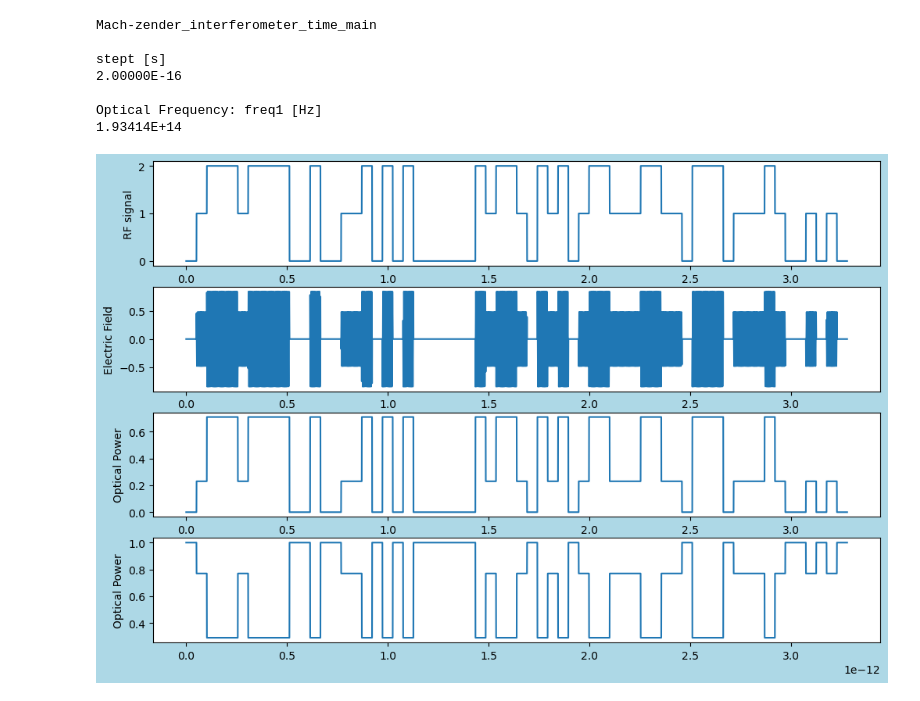
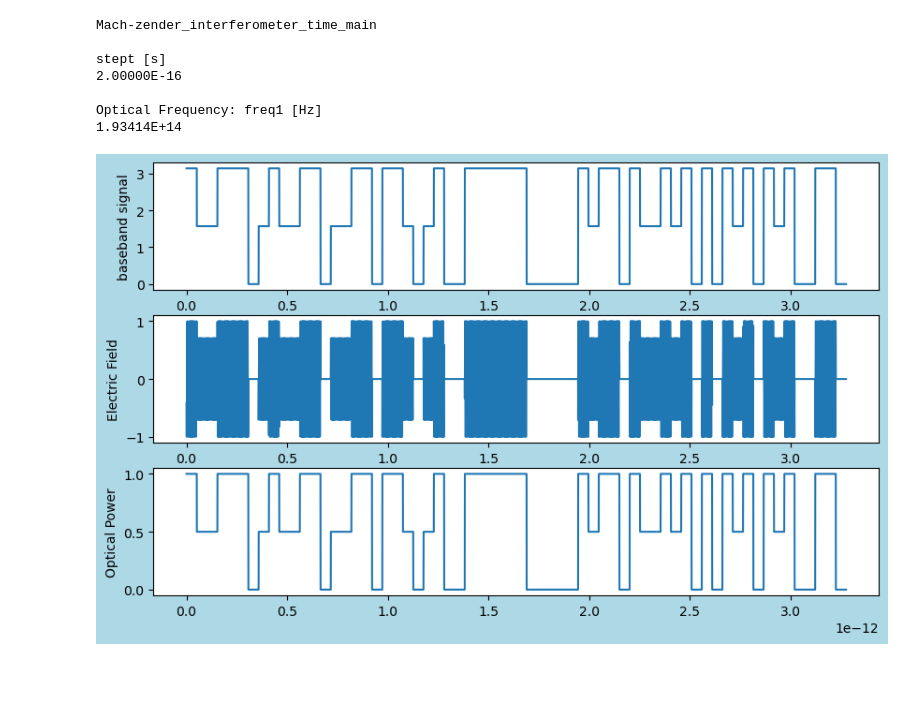
Before and after one commit to tacticstactics/mach-zender_interferometer, a Jupyter notebook: time/mach_zender_interferometer_time_random.ipynb, the cells around one changed output. Saved outputs shown, nothing was run; the diff lists cells and outputs as text; code cells hidden in the pictures; blank space fills up the shorter version.

```diff
--- a/time/mach_zender_interferometer_time_random.ipynb
+++ b/time/mach_zender_interferometer_time_random.ipynb
@@ -96,7 +96,7 @@ while b[i]<np.size(prbs1):
 
 
 # Pseudo Random multilevel Digital signal, type 2
-amp_prbs2 = 1
+amp_prbs2 = 0.5 * np.pi
 numberofpointspersinal = 2 ** 6
 repetitions1 = samplerate / numberofpointspersinal
 
@@ -165,40 +165,36 @@ for ii in range(samplerate):
     P1_powercol[ii] = power_11
 
 
     Eout_port_2 = Ein6[1,0]
     Eout_port2col[ii] = Eout_port_2
 
     power_22 = (np.abs(Eout_port_2))**2
     P2_powercol[ii] = power_22
 
 
-fig = plt.figure(figsize = (12,8), facecolor='lightblue')
+fig = plt.figure(figsize = (10,6), facecolor='lightblue')
 
-ax1 = fig.add_subplot(4, 1, 1)
-ax2 = fig.add_subplot(4, 1, 2)
-ax3 = fig.add_subplot(4, 1, 3)
-ax4 = fig.add_subplot(4, 1, 4)
+ax1 = fig.add_subplot(3, 1, 1)
+ax2 = fig.add_subplot(3, 1, 2)
+ax3 = fig.add_subplot(3, 1, 3)
 
 ax1.plot(tcol,signalcol, "-")
-ax1.set_ylabel("RF signal")
+ax1.set_ylabel("baseband signal")
 #ax1.set_ylim(-3,3)
 
 ax2.plot(tcol,np.real(Eout_port1col))
 ax2.set_ylabel("Electric Field")
 
 ax3.plot(tcol,P1_powercol,"-")
 ax3.set_ylabel("Optical Power")
 
-ax4.plot(tcol,P2_powercol, "-")
-ax4.set_ylabel("Optical Power")
-
 plt.show()
 # %% [output]
 Mach-zender_interferometer_time_main
 
 stept [s]
 2.00000E-16
 
 Optical Frequency: freq1 [Hz]
 1.93414E+14
-[figure, old version]
+[figure, new version]
```
Also changed, not shown: 1 other file.
